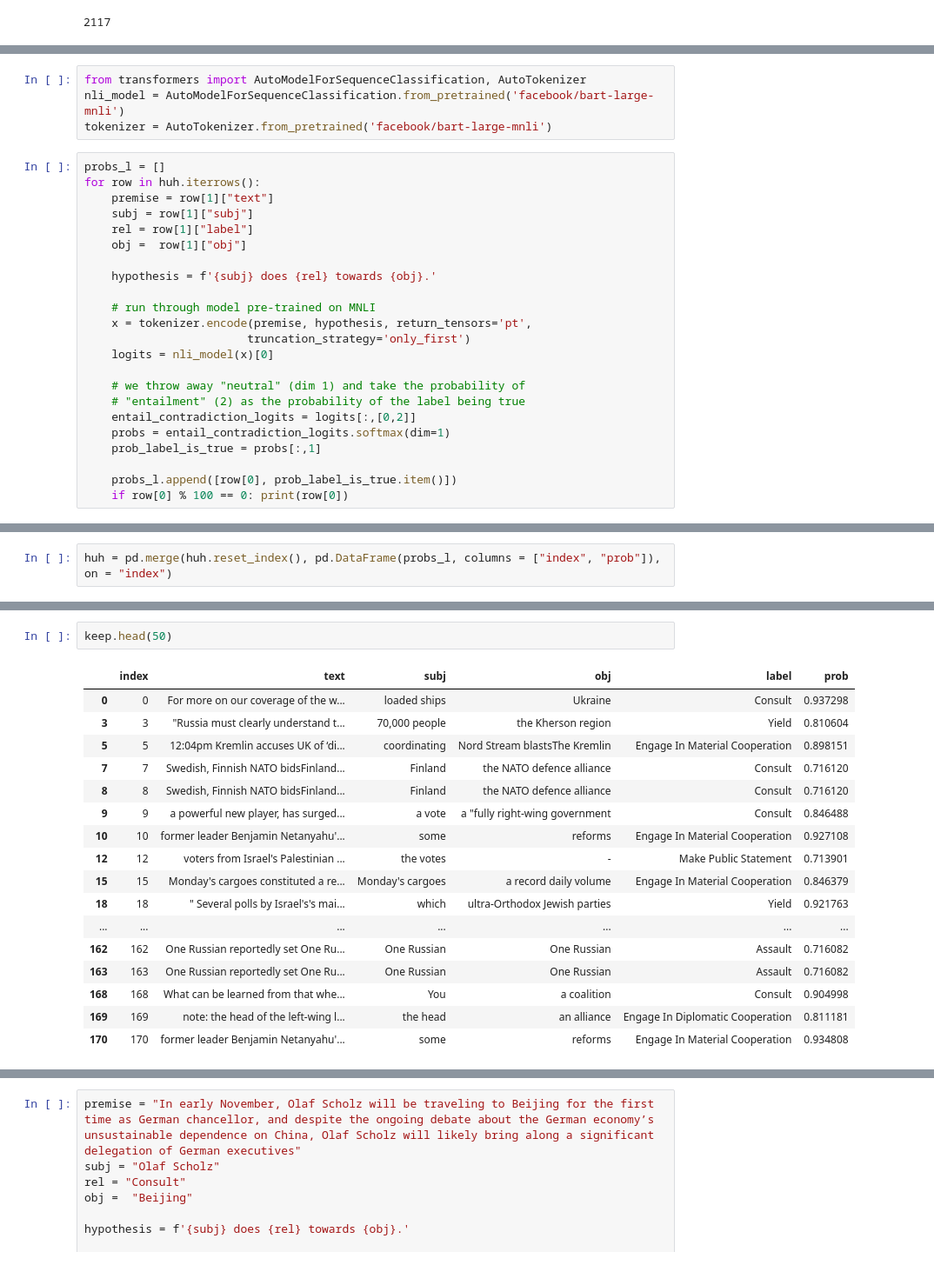
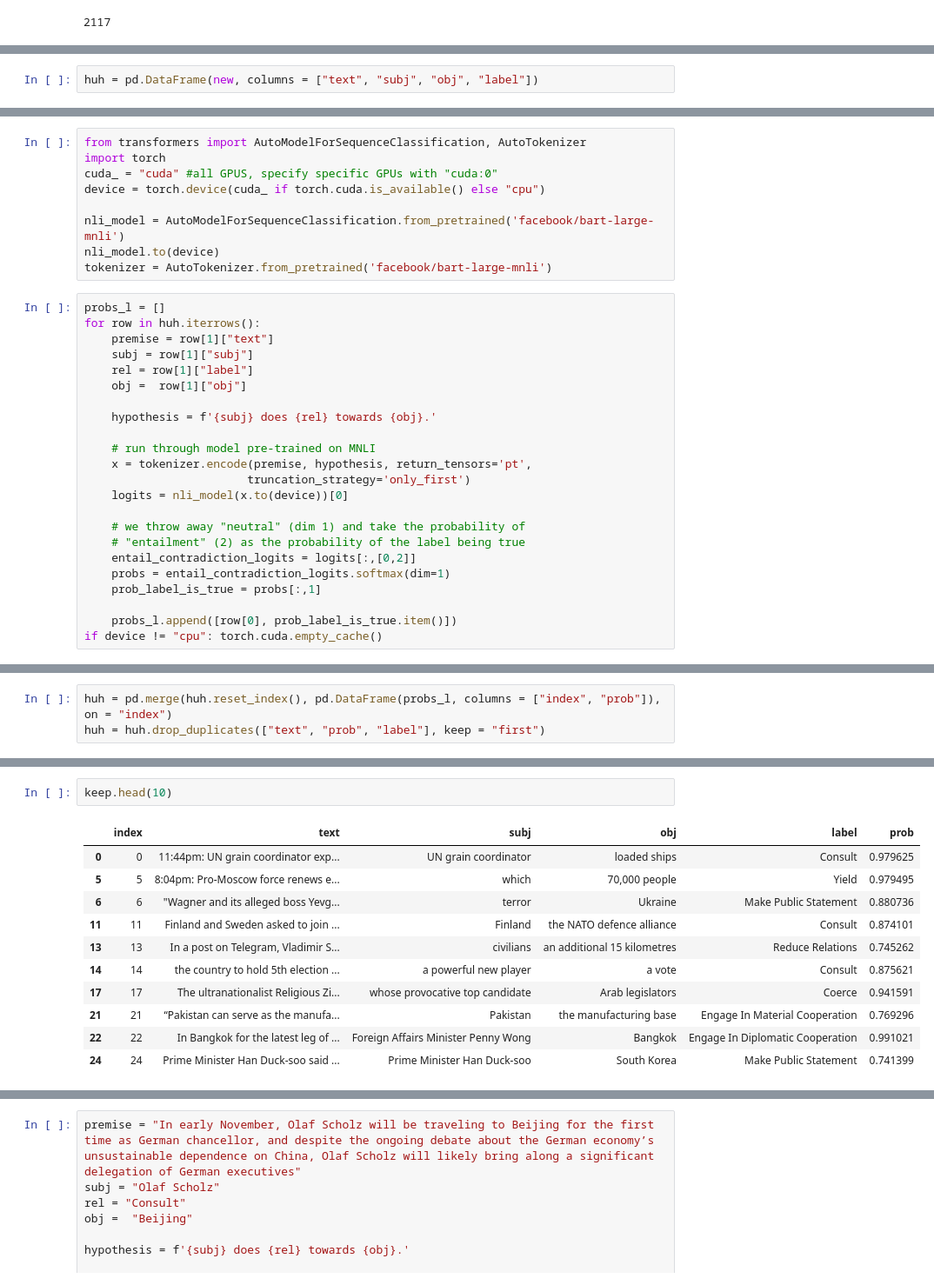
Before and after one commit to valentinwerner1/Thesis_RelationExtraction_PoliticsNews, a Jupyter notebook: soft_data/test_2.ipynb, the cells around one changed output, grey strips where cells are left out. Shown at 87% size. Drawn from its saved outputs; the diff is of its cells as text.

Commit message:
new data + entailment

```diff
--- a/soft_data/test_2.ipynb
+++ b/soft_data/test_2.ipynb
@@ -844,0 +884,2 @@ huh.text.nunique()
+# %%
+huh = pd.DataFrame(new, columns = ["text", "subj", "obj", "label"])
@@ -845,6 +906,11 @@ huh.text.nunique()
 # %%
 from transformers import AutoModelForSequenceClassification, AutoTokenizer
+import torch
+cuda_ = "cuda" #all GPUS, specify specific GPUs with "cuda:0"
+device = torch.device(cuda_ if torch.cuda.is_available() else "cpu")
+
 nli_model = AutoModelForSequenceClassification.from_pretrained('facebook/bart-large-mnli')
+nli_model.to(device)
 tokenizer = AutoTokenizer.from_pretrained('facebook/bart-large-mnli')
 # %%
 probs_l = []
@@ -859,7 +925,7 @@ for row in huh.iterrows():
     # run through model pre-trained on MNLI
     x = tokenizer.encode(premise, hypothesis, return_tensors='pt',
                         truncation_strategy='only_first')
-    logits = nli_model(x)[0]
+    logits = nli_model(x.to(device))[0]
 
     # we throw away "neutral" (dim 1) and take the probability of
     # "entailment" (2) as the probability of the label being true
@@ -868,4 +934,4 @@ for row in huh.iterrows():
     prob_label_is_true = probs[:,1]
 
     probs_l.append([row[0], prob_label_is_true.item()])
-    if row[0] % 100 == 0: print(row[0])
+if device != "cpu": torch.cuda.empty_cache()
@@ -884,4 +938,5 @@ RuntimeError: [enforce fail at ..\c10\core\impl\alloc_cpu.cpp:72] data. DefaultC
 # %%
 huh = pd.merge(huh.reset_index(), pd.DataFrame(probs_l, columns = ["index", "prob"]), on = "index")
+huh = huh.drop_duplicates(["text", "prob", "label"], keep = "first")
 # %%
 dec = huh[huh.prob < 0.7]
@@ -890,20 +959,14 @@ keep = huh[huh.prob > 0.7]
 # %%
-keep.head(50)
+keep.head(10)
 # %% [output]
 |  | index | text | subj | obj | label | prob |
-| 0 | 0 | For more on our coverage of the w... | loaded ships | Ukraine | Consult | 0.937298 |
-| 3 | 3 | "Russia must clearly understand t... | 70,000 people | the Kherson region | Yield | 0.810604 |
-| 5 | 5 | 12:04pm Kremlin accuses UK of ‘di... | coordinating | Nord Stream blastsThe Kremlin | Engage In Material Cooperation | 0.898151 |
-| 7 | 7 | Swedish, Finnish NATO bidsFinland... | Finland | the NATO defence alliance | Consult | 0.716120 |
-| 8 | 8 | Swedish, Finnish NATO bidsFinland... | Finland | the NATO defence alliance | Consult | 0.716120 |
-| 9 | 9 | a powerful new player, has surged... | a vote | a "fully right-wing government | Consult | 0.846488 |
-| 10 | 10 | former leader Benjamin Netanyahu'... | some | reforms | Engage In Material Cooperation | 0.927108 |
-| 12 | 12 | voters from Israel's Palestinian ... | the votes | - | Make Public Statement | 0.713901 |
-| 15 | 15 | Monday's cargoes constituted a re... | Monday's cargoes | a record daily volume | Engage In Material Cooperation | 0.846379 |
-| 18 | 18 | " Several polls by Israel's's mai... | which | ultra-Orthodox Jewish parties | Yield | 0.921763 |
-| ... | ... | ... | ... | ... | ... | ... |
-| 162 | 162 | One Russian reportedly set One Ru... | One Russian | One Russian | Assault | 0.716082 |
-| 163 | 163 | One Russian reportedly set One Ru... | One Russian | One Russian | Assault | 0.716082 |
-| 168 | 168 | What can be learned from that whe... | You | a coalition | Consult | 0.904998 |
-| 169 | 169 | note: the head of the left-wing l... | the head | an alliance | Engage In Diplomatic Cooperation | 0.811181 |
-| 170 | 170 | former leader Benjamin Netanyahu'... | some | reforms | Engage In Material Cooperation | 0.934808 |
+| 0 | 0 | 11:44pm: UN grain coordinator exp... | UN grain coordinator | loaded ships | Consult | 0.979625 |
+| 5 | 5 | 8:04pm: Pro-Moscow force renews e... | which | 70,000 people | Yield | 0.979495 |
+| 6 | 6 | "Wagner and its alleged boss Yevg... | terror | Ukraine | Make Public Statement | 0.880736 |
+| 11 | 11 | Finland and Sweden asked to join ... | Finland | the NATO defence alliance | Consult | 0.874101 |
+| 13 | 13 | In a post on Telegram, Vladimir S... | civilians | an additional 15 kilometres | Reduce Relations | 0.745262 |
+| 14 | 14 | the country to hold 5th election ... | a powerful new player | a vote | Consult | 0.875621 |
+| 17 | 17 | The ultranationalist Religious Zi... | whose provocative top candidate | Arab legislators | Coerce | 0.941591 |
+| 21 | 21 | “Pakistan can serve as the manufa... | Pakistan | the manufacturing base | Engage In Material Cooperation | 0.769296 |
+| 22 | 22 | In Bangkok for the latest leg of ... | Foreign Affairs Minister Penny Wong | Bangkok | Engage In Diplomatic Cooperation | 0.991021 |
+| 24 | 24 | Prime Minister Han Duck-soo said ... | Prime Minister Han Duck-soo | South Korea | Make Public Statement | 0.741399 |
```
Also changed, not shown: parts of 25 cells of this notebook, 5 other files.
